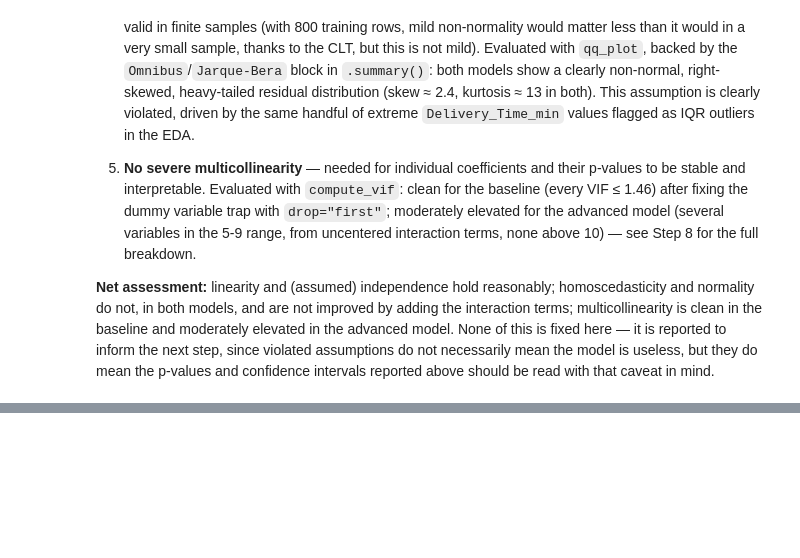
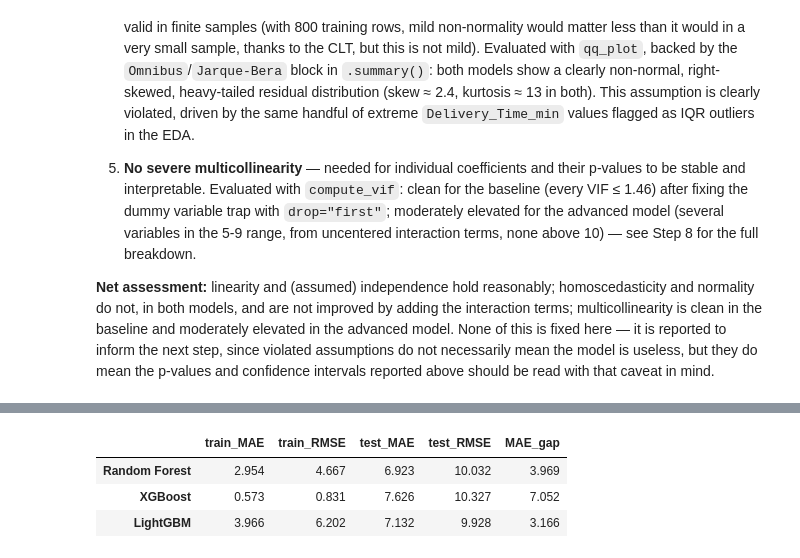
Before and after one commit to felo9015/food_delivery_time_prediction, a Jupyter notebook: notebooks/model_exploration.ipynb, the cells around one changed output, grey strips where cells are left out. Cells and saved outputs as stored; diff of their text form; code cells hidden in the pictures; blank space fills up the shorter version.

```diff
--- a/notebooks/model_exploration.ipynb
+++ b/notebooks/model_exploration.ipynb
@@ -538,0 +590,26 @@ comparison.round(4)
+# %%
+from model_pipeline.model_diagnostics import compute_test_metrics
+
+tree_results = {}
+for name, model in tree_models.items():
+    model.fit(X_train_df, y_train_reset)
+
+    train_pred = model.predict(X_train_df)
+    train_metrics = compute_test_metrics(y_train_reset, train_pred)
+
+    test_pred = model.predict(X_test_df)
+    test_metrics_tree = compute_test_metrics(y_test_reset, test_pred)
+
+    tree_results[name] = {
+        "train_MAE": train_metrics["MAE"], "train_RMSE": train_metrics["RMSE"],
+        "test_MAE": test_metrics_tree["MAE"], "test_RMSE": test_metrics_tree["RMSE"],
+    }
+
+overfit_check = pd.DataFrame(tree_results).T
+overfit_check["MAE_gap"] = overfit_check["test_MAE"] - overfit_check["train_MAE"]
+overfit_check.round(3)
+# %% [output]
+|  | train_MAE | train_RMSE | test_MAE | test_RMSE | MAE_gap |
+| Random Forest | 2.954 | 4.667 | 6.923 | 10.032 | 3.969 |
+| XGBoost | 0.573 | 0.831 | 7.626 | 10.327 | 7.052 |
+| LightGBM | 3.966 | 6.202 | 7.132 | 9.928 | 3.166 |
```
Also changed, not shown: parts of 12 cells of this notebook, 2 other files.
